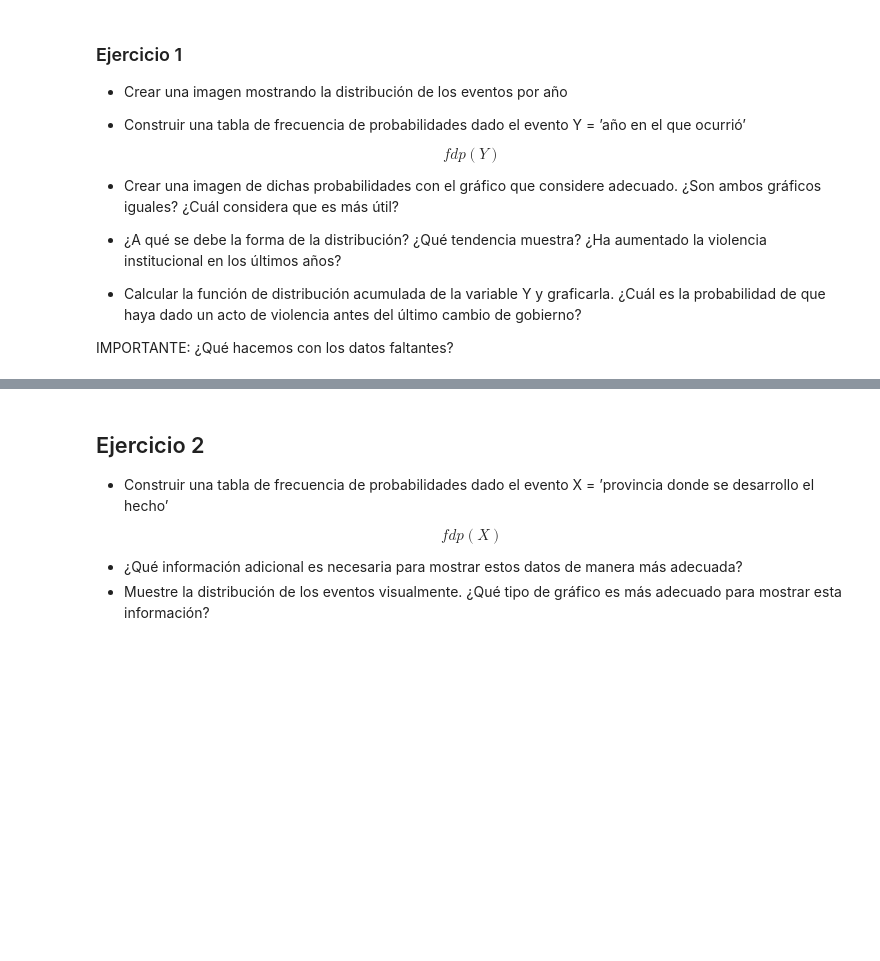
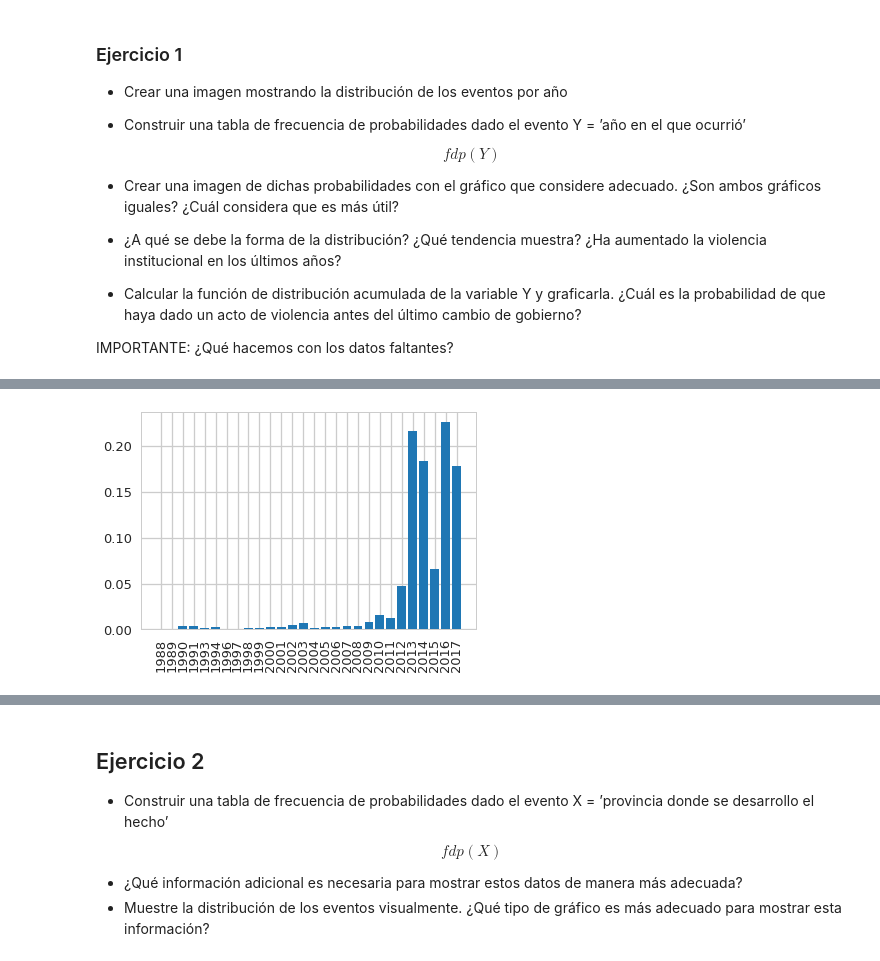
Before and after one commit to andresilm/diplodatos2018, a Jupyter notebook: AnalisisYVisualizacion/ejercicio1/Tarea integradora - parte 1.ipynb, the cells around one changed output, grey strips where cells are left out. Saved outputs shown, nothing was run; the diff lists cells and outputs as text; code cells hidden in the pictures; blank space fills up the shorter version.

```diff
--- a/AnalisisYVisualizacion/ejercicio1/Tarea integradora - parte 1.ipynb
+++ b/AnalisisYVisualizacion/ejercicio1/Tarea integradora - parte 1.ipynb
@@ -106,0 +102,12 @@ seaborn.despine()
+# %%
+#Crear una imagen de dichas probabilidades con el gráfico que considere adecuado. ¿Son ambos gráficos iguales? ¿Cuál considera que es más útil?
+import matplotlib.pyplot as plt
+years, counts = numpy.unique(dataset.year.dropna().values.astype(int),
+                             return_counts=True)
+years = [str(year) for year in years]
+total = sum(counts)
+
+ax2 = plt.bar(years, [count/total for count in counts])
+plt.xticks( rotation='vertical');
+# %% [output]
+[figure, added]
```
Also changed, not shown: parts of 14 cells of this notebook.
